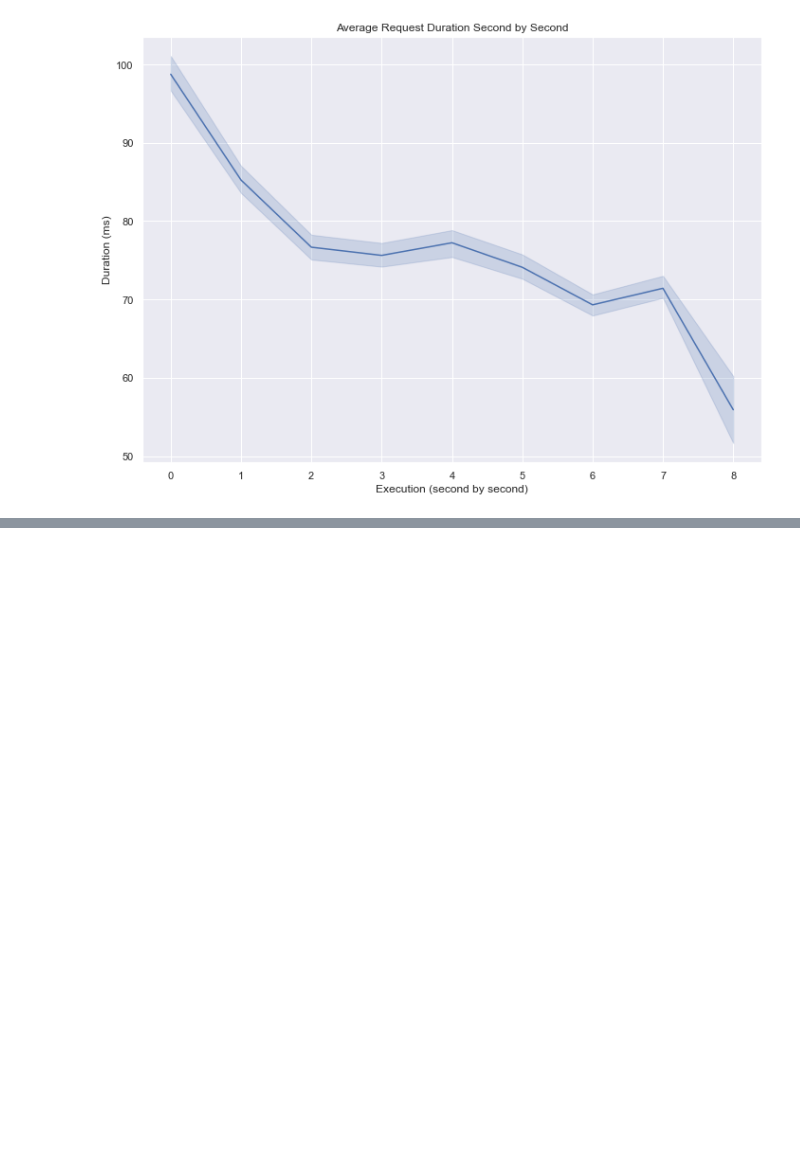
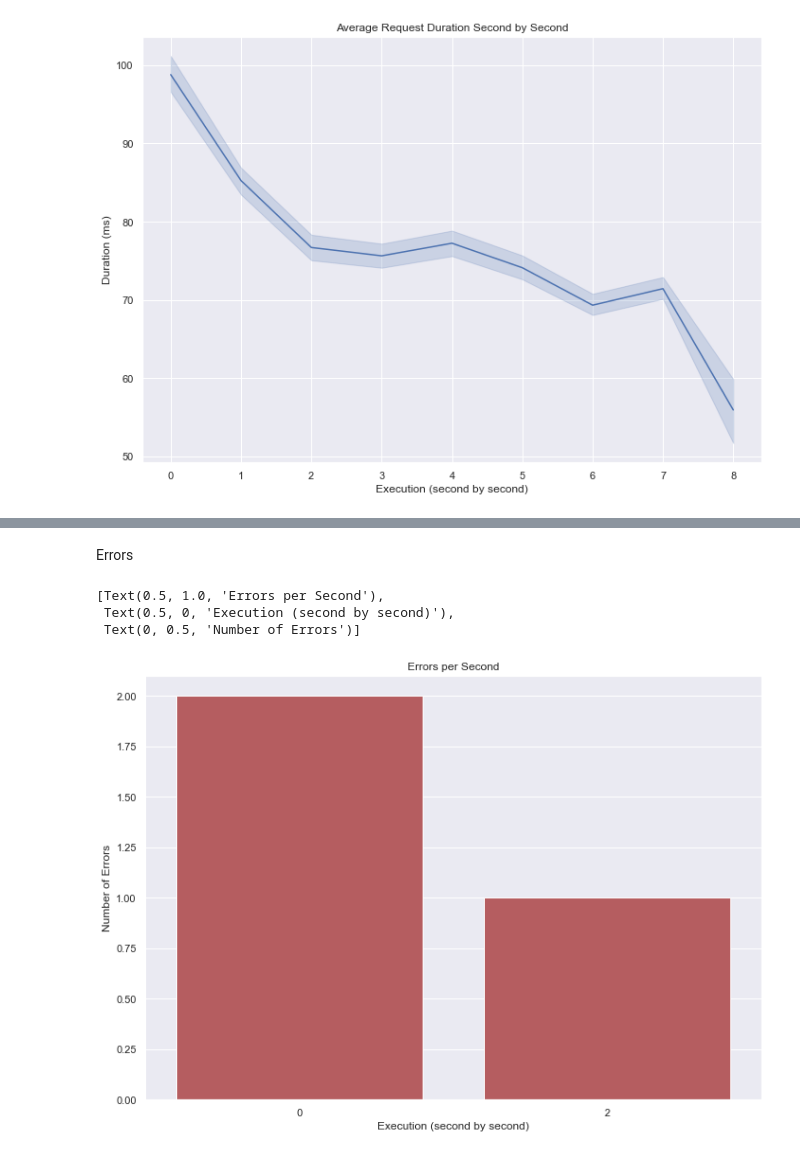
Before and after one commit to jjmrocha/beast-analytics, a Jupyter notebook: single-file.ipynb, the cells around one changed output, grey strips where cells are left out. Saved outputs shown, nothing was run; the diff lists cells and outputs as text; code cells hidden in the pictures; blank space fills up the shorter version.

```diff
--- a/single-file.ipynb
+++ b/single-file.ipynb
@@ -137,0 +234,20 @@ Series([], Name: Timestamp, dtype: int64)
+# %% [markdown]
+Errors
+# %%
+errors_img=sea.barplot(
+    x="ExecutionPace",
+    y="TimestampBySecond",
+    estimator=np.count_nonzero,
+    data=bof,
+    color='r'
+)
+errors_img.set(
+    title='Errors per Second',
+    xlabel='Execution (second by second)',
+    ylabel='Number of Errors'
+)
+# %% [output]
+[Text(0.5, 1.0, 'Errors per Second'),
+ Text(0.5, 0, 'Execution (second by second)'),
+ Text(0, 0.5, 'Number of Errors')]
+[figure, added]
```
Also changed, not shown: parts of 45 cells of this notebook, 2 other files.
